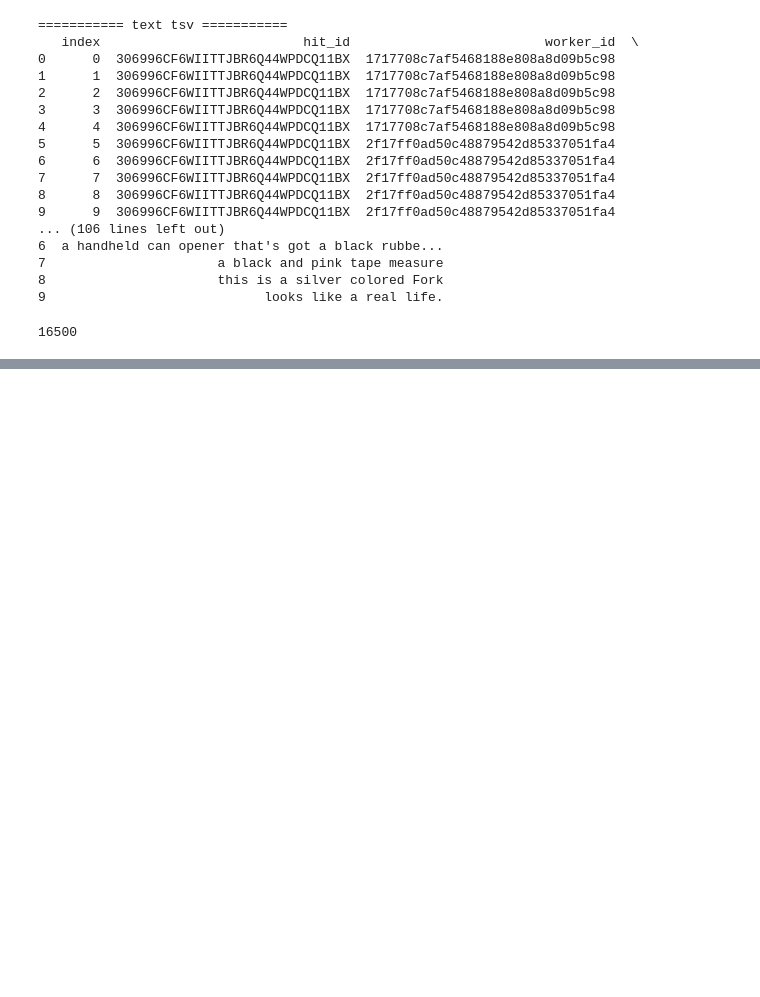
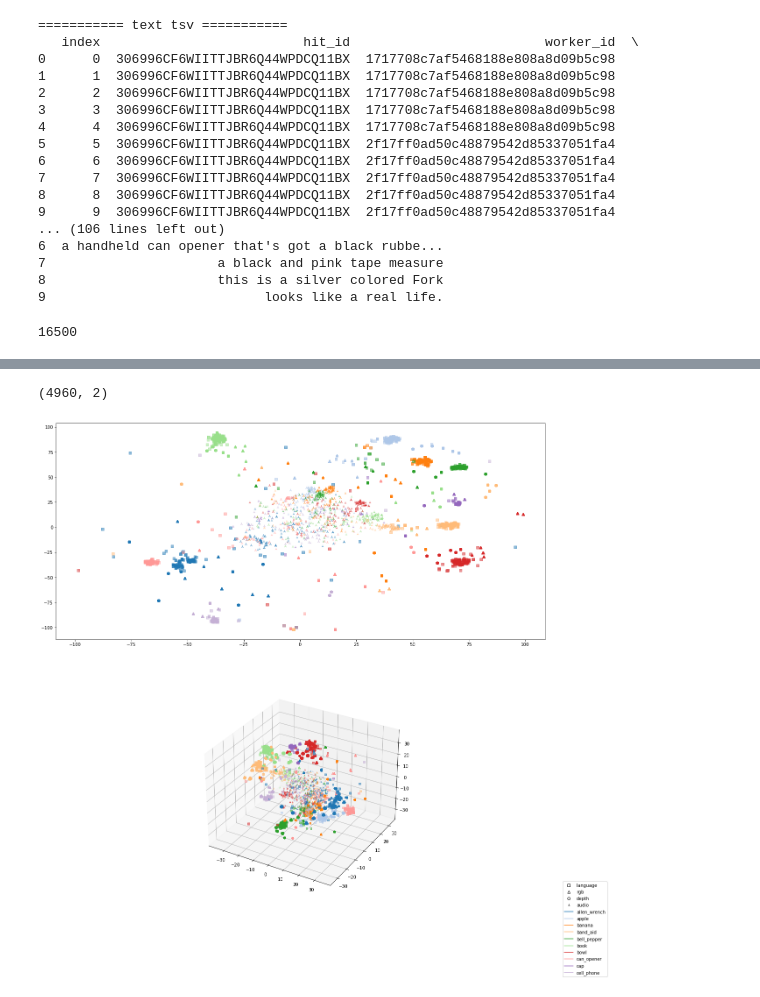
Before and after one commit to kasraprime/EMMA, a Jupyter notebook: Code/Notebook.ipynb, the cells around one changed output, grey strips where cells are left out. Cells and saved outputs as stored; diff of their text form; code cells hidden in the pictures; blank space fills up the shorter version.

Commit message:
t-sne, metrics are computed for all submodalities

```diff
--- a/Code/Notebook.ipynb
+++ b/Code/Notebook.ipynb
@@ -1037,0 +1047,18 @@ print('everything is fine')
+# %%
+import numpy as np
+import pickle
+import matplotlib.pyplot as plt
+from matplotlib import cm
+from sklearn.manifold import TSNE
+
+outputs = pickle.load(open('results/4M-mma-simple-SGD-cosine-submodalities-text-anchor-gold-no_neg_sampling-1024/seed-24/outputs.pkl', 'rb'))
+embeddings = np.concatenate((outputs['test']['language'], outputs['test']['rgb'], outputs['test']['depth'], outputs['test']['audio']), axis=0)
+num_modalities = 4
+
+tsne = TSNE(n_components=2, verbose=1)
+projections = tsne.fit_transform(embeddings)
+all_projections = np.split(projections, num_modalities, axis=0)
+
+tsne = TSNE(n_components=3, verbose=1)
+projections = tsne.fit_transform(embeddings)
+all_projections_3D = np.split(projections, num_modalities, axis=0)
@@ -1037,0 +1083,48 @@ print('everything is fine')
+# %%
+all_projections[2].shape
+# %% [output]
+(4960, 2)
+# %%
+import matplotlib
+# Plot those points as a scatter plot and label them based on the pred labels
+classes = np.unique(outputs['test']['object_names'])[0:10]
+# cmap = plt.get_cmap('nipy_spectral', len(classes))
+cmap = cm.get_cmap('tab20')
+fig = plt.figure(figsize=(20,20))
+markers = ['s', '^', 'o', '2']
+ax = fig.add_subplot(2,1,1)
+# ax = fig.add_subplot(2,1,1,projection='3d')
+for idx in range(len(all_projections)):
+    projections = all_projections[idx]
+    for lab in classes:
+        indices = np.where(np.array(outputs['test']['object_names'])==lab)
+        ax.scatter(projections[indices,0], projections[indices,1], c=np.array(cmap(np.where(classes == lab))).reshape(1,4), marker=markers[idx], label = lab ,alpha=0.5)
+
+
+ax = fig.add_subplot(2,1,2,projection='3d')
+for idx in range(len(all_projections_3D)):
+    projections = all_projections_3D[idx]
+    for lab in classes:
+        indices = np.where(np.array(outputs['test']['object_names'])==lab)
+        ax.scatter(projections[indices,0], projections[indices,1], projections[indices,2], c=np.array(cmap(np.where(classes == lab))).reshape(1,4), marker=markers[idx], label = lab ,alpha=0.5)
+
+
+colors = []
+for idx in range(len(classes)):
+    rgba = cmap(idx)
+    c = matplotlib.colors.rgb2hex(rgba)
+    colors.append(c)
+
+handles_modal = [plt.plot([], [], markers[i], markerfacecolor='w', markeredgecolor='k')[0] for i in range(len(markers))]
+labels_modal = ['language', 'rgb', 'depth', 'audio']
+handles_class = [plt.plot([], [], colors[i])[0] for i in range(len(colors))]
+labels_class = list(classes)
+
+fig.legend(handles_modal+handles_class, labels_modal+labels_class, loc='lower right', framealpha=1, ncol=1)
+# leg = fig.legend(handles=handles_modal, labels=labels_modal, loc='lower left', title="Modality")
+# fig.legend(handles=handles_class, labels=labels_class, loc='lower right', title="Categories")
+# ax.add_artist(leg)
+
+plt.show()
+# %% [output]
+[figure, added]
```
Also changed, not shown: parts of 5 cells of this notebook, 2 other files.
